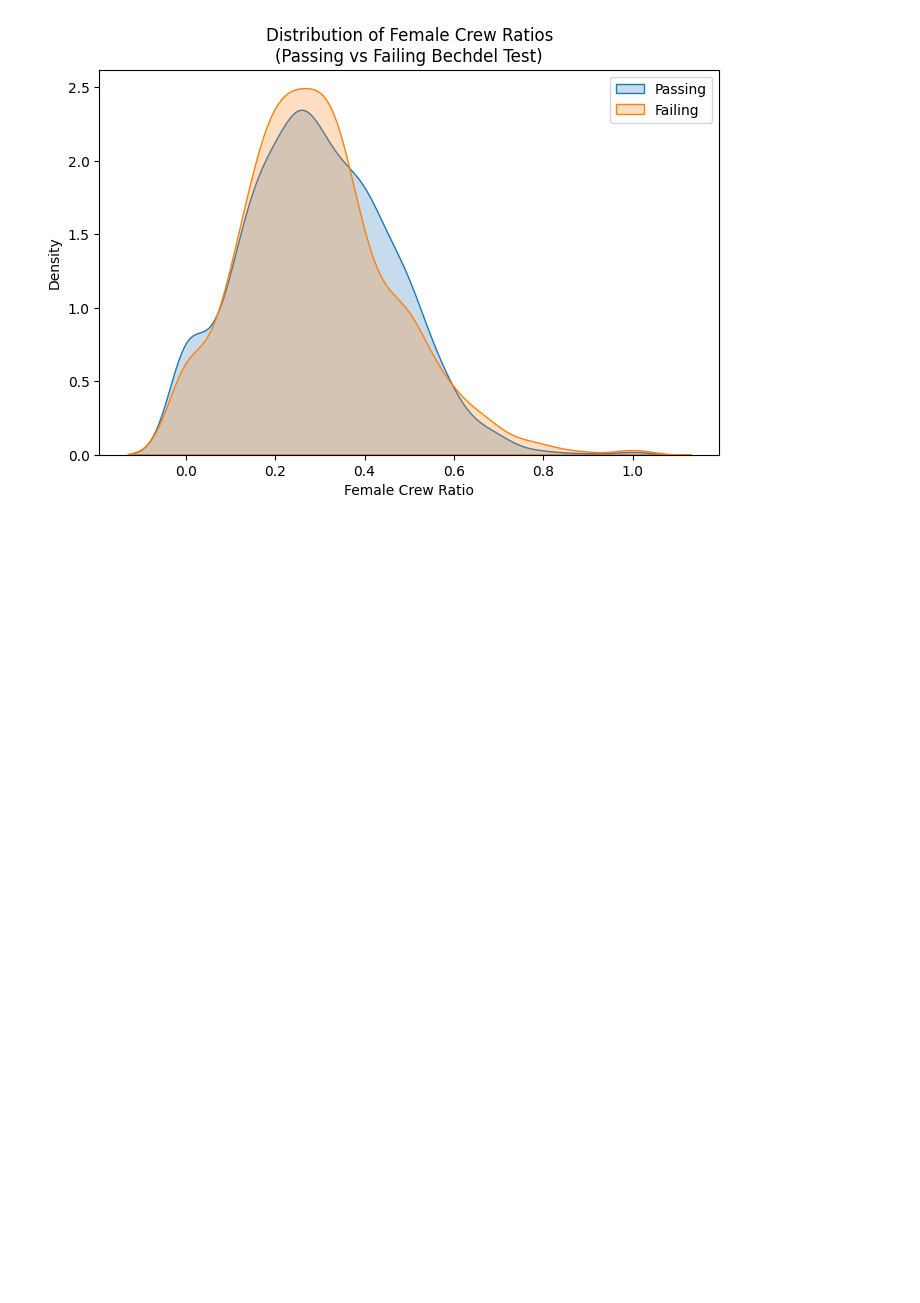
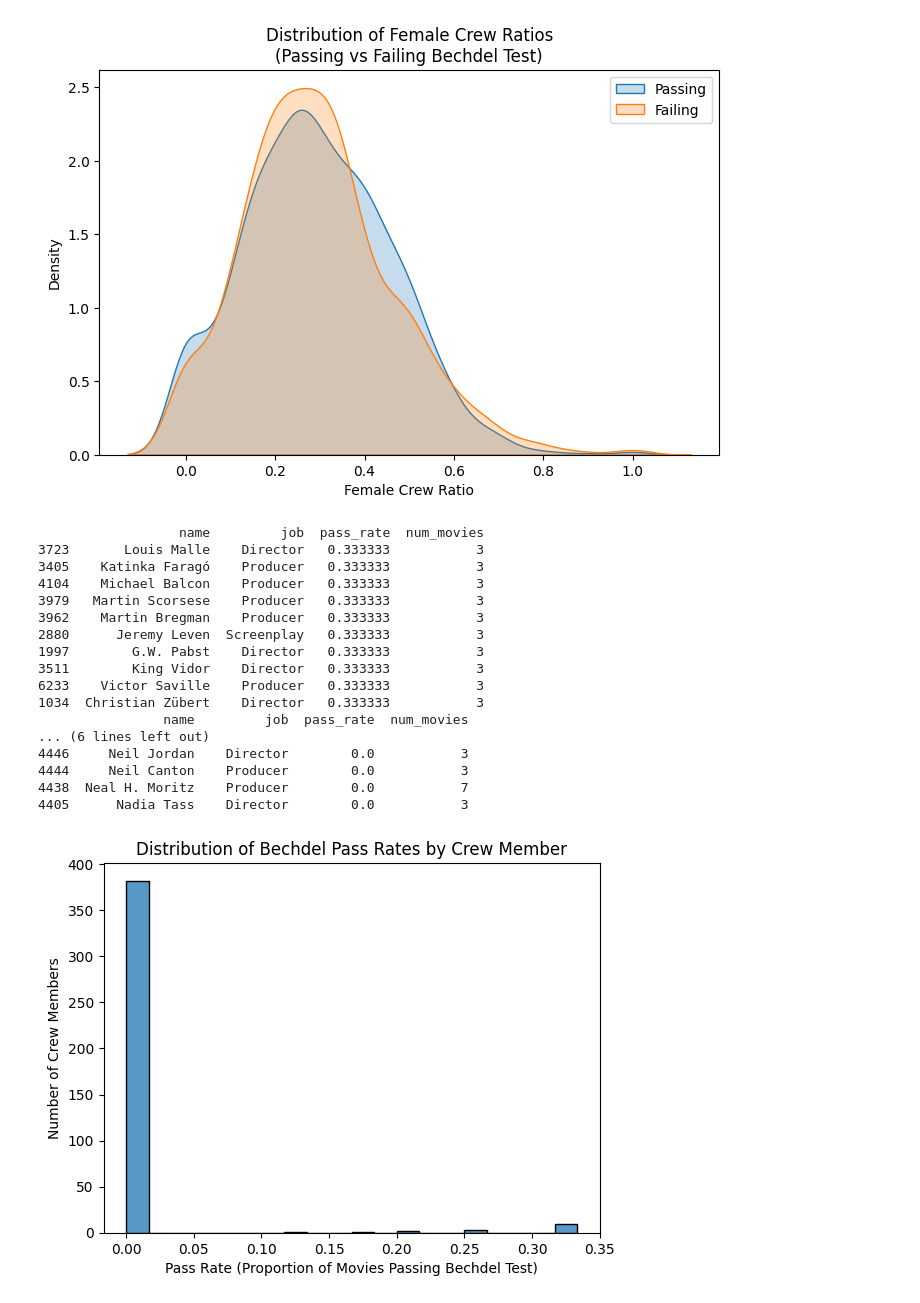
Before and after one commit to hahnspena102/movie-bechdel-test-classifier, a Jupyter notebook: eda/eda.ipynb, the cells around one changed output. Cells and saved outputs as stored; diff of their text form; code cells hidden in the pictures; blank space fills up the shorter version.

Commit message:
crew grouping

```diff
--- a/eda/eda.ipynb
+++ b/eda/eda.ipynb
@@ -10,7 +10,7 @@ import gender_guesser.detector as gender
 %pip install gender-guesser
 # %%
 df = pd.read_parquet('./datasets/bechdel_ratings.parquet')
-df = df.rename(columns={'rating': 'bechdel_rating'})
+#df = df.rename(columns={'rating': 'bechdel_rating'})
 df.to_parquet('./datasets/bechdel_ratings.parquet', index=False)
 # %%
 
@@ -351,3 +351,57 @@ plt.legend()
 plt.show()
 # %% [output]
 [figure]
+# %%
+key_roles = ["Director", "Writer", "Producer", "Executive Producer", "Associative Producer", "Screenplay", "Original Story"]
+
+#filter df to only have those jobs
+crew["imdb_id"] = crew['imdb_id'].astype(str)
+crew_key = crew[crew["job"].isin(key_roles)].copy()
+
+crew_key["imdb_id"] = crew_key["imdb_id"].astype(str)
+
+important_crew = crew_key.merge(
+    movies_w_crew[["imdb_id", "bechdel_rating"]],
+    on="imdb_id",
+    how="left"
+)
+
+important_crew["passes_bechdel"] = important_crew["bechdel_rating"] >= 3
+
+person_stats = (
+    important_crew.groupby(["name", "job"])["passes_bechdel"]
+    .agg(["mean", "count"])
+    .reset_index()
+    .rename(columns={"mean": "pass_rate", "count": "num_movies"})
+)
+
+#filter for those who worked on more than 2 movies
+person_stats = person_stats[person_stats["num_movies"] >= 3]
+
+print(person_stats.sort_values("pass_rate", ascending=False).head(10))
+print(person_stats.sort_values("pass_rate", ascending=True).head(10))
+
+sns.histplot(person_stats["pass_rate"], bins=20)
+plt.title("Distribution of Bechdel Pass Rates by Crew Member")
+plt.xlabel("Pass Rate (Proportion of Movies Passing Bechdel Test)")
+plt.ylabel("Number of Crew Members")
+plt.show()
+# %% [output]
+                  name         job  pass_rate  num_movies
+3723       Louis Malle    Director   0.333333           3
+3405    Katinka Faragó    Producer   0.333333           3
+4104    Michael Balcon    Producer   0.333333           3
+3979   Martin Scorsese    Producer   0.333333           3
+3962    Martin Bregman    Producer   0.333333           3
+2880      Jeremy Leven  Screenplay   0.333333           3
+1997        G.W. Pabst    Director   0.333333           3
+3511        King Vidor    Director   0.333333           3
+6233    Victor Saville    Producer   0.333333           3
+1034  Christian Zübert    Director   0.333333           3
+                name         job  pass_rate  num_movies
+... (6 lines left out)
+4446     Neil Jordan    Director        0.0           3
+4444     Neil Canton    Producer        0.0           3
+4438  Neal H. Moritz    Producer        0.0           7
+4405      Nadia Tass    Director        0.0           3
+[figure, added]
```
